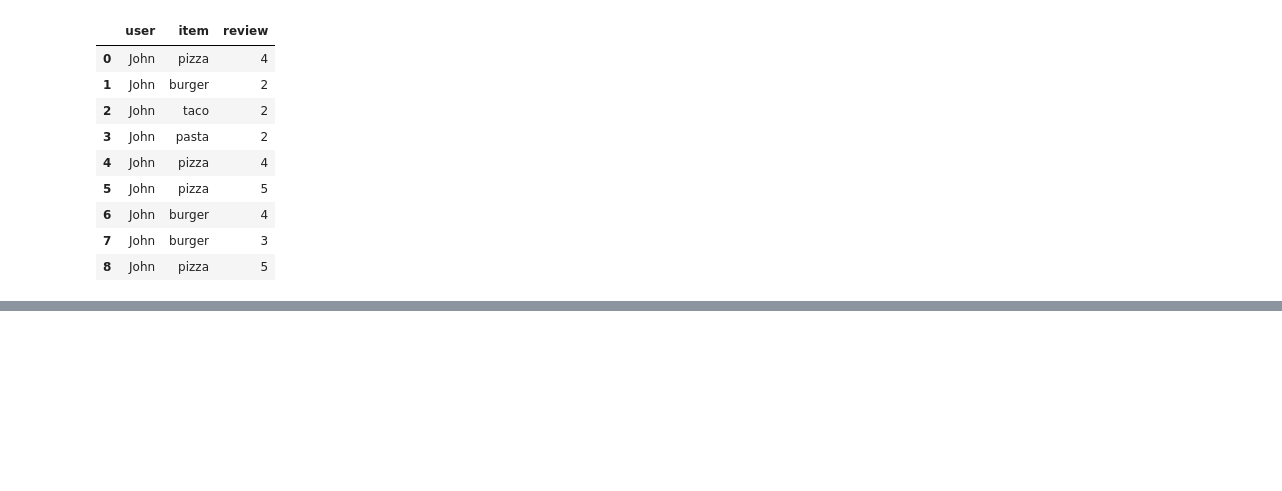
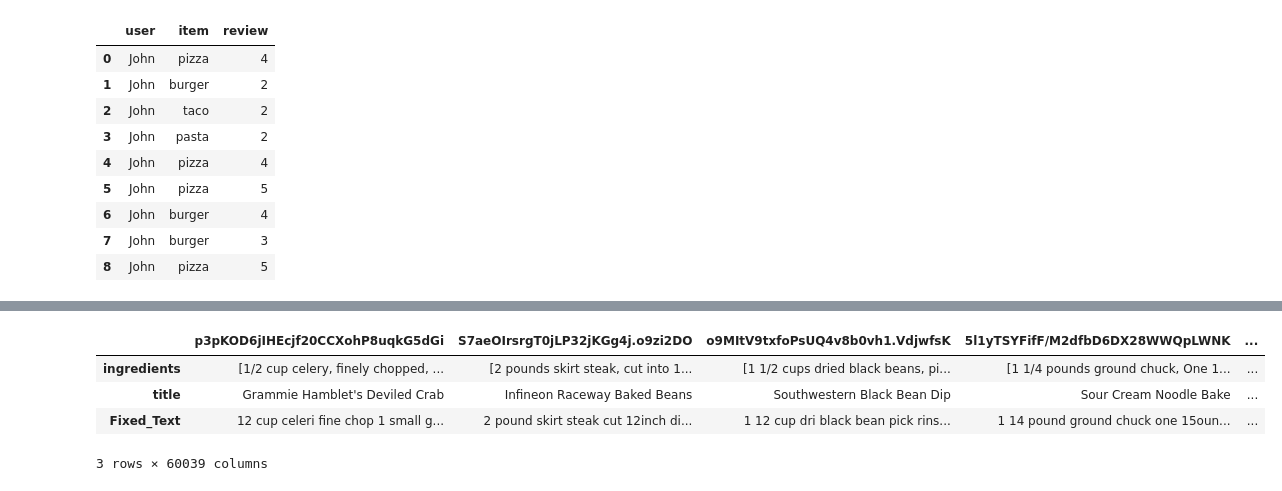
Before and after one commit to raychz/tabify-ds, a Jupyter notebook: explore_data.ipynb, the cells around one changed output, grey strips where cells are left out. Saved outputs shown, nothing was run; the diff lists cells and outputs as text; code cells hidden in the pictures; blank space fills up the shorter version.

```diff
--- a/explore_data.ipynb
+++ b/explore_data.ipynb
@@ -116,0 +125,3 @@ df
+# %%
+df2 = pd.DataFrame(data.loc[['ingredients', 'title']])
+df2
@@ -116,0 +137,40 @@ df
+# %%
+class processing_text:
+    def __init__(self, doc):
+        self.doc = str(doc).lower()
+
+    def _remove_punctuation(self):
+        no_punc = "".join([character for character in self.doc if character not in string.punctuation])
+        return no_punc
+
+    def _tokenize(self):
+        no_punc = self._remove_punctuation()
+        tokens = re.split('\W+',no_punc)
+        return tokens
+
+    def _remove_stopwords(self):
+        tokens = self._tokenize()
+        stopwords = nltk.corpus.stopwords.words('english')
+        no_stopwords = [word for word in tokens if word not in stopwords]
+        return no_stopwords
+
+    def _stemming(self):
+        remove_stopwords = self._remove_stopwords()
+        porter_stemmer = nltk.PorterStemmer()
+        stems = [porter_stemmer.stem(word) for word in remove_stopwords]
+        return stems
+
+    def fixed_text(self):
+        stemming = self._stemming()
+        fixed_text = " ".join([word for word in stemming])
+        return fixed_text
+# %%
+df2.loc['Fixed_Text'] = df2.iloc[0].apply(lambda row: processing_text(row).fixed_text())
+# %%
+df2
+# %% [output]
+|  | p3pKOD6jIHEcjf20CCXohP8uqkG5dGi | S7aeOIrsrgT0jLP32jKGg4j.o9zi2DO | o9MItV9txfoPsUQ4v8b0vh1.VdjwfsK | 5l1yTSYFifF/M2dfbD6DX28WWQpLWNK | ... |
+| ingredients | [1/2 cup celery, finely chopped, ... | [2 pounds skirt steak, cut into 1... | [1 1/2 cups dried black beans, pi... | [1 1/4 pounds ground chuck, One 1... | ... |
+| title | Grammie Hamblet's Deviled Crab | Infineon Raceway Baked Beans | Southwestern Black Bean Dip | Sour Cream Noodle Bake | ... |
+| Fixed_Text | 12 cup celeri fine chop 1 small g... | 2 pound skirt steak cut 12inch di... | 1 12 cup dri black bean pick rins... | 1 14 pound ground chuck one 15oun... | ... |
+3 rows × 60039 columns
```
Also changed, not shown: parts of 5 cells of this notebook, 1 other file.
